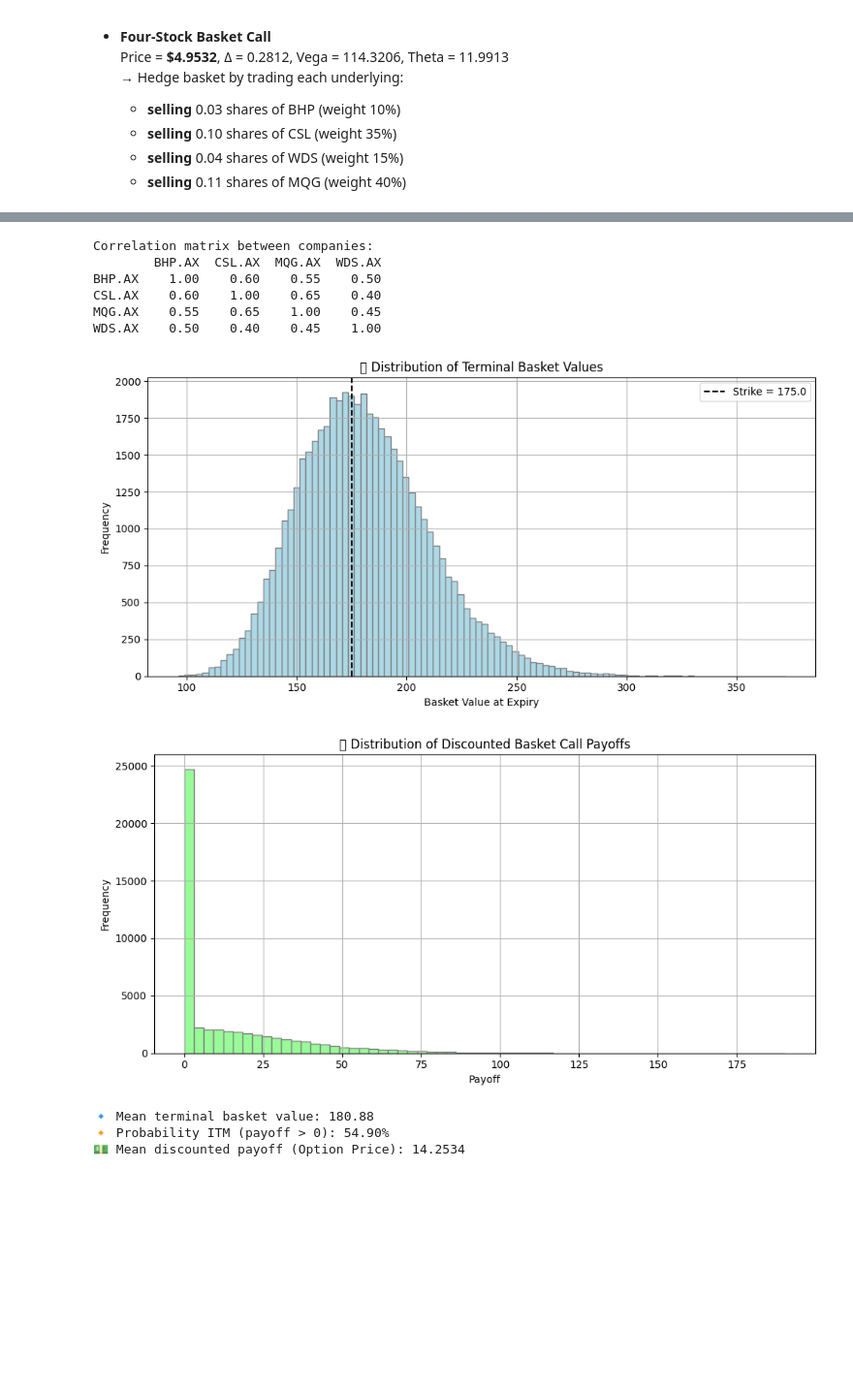
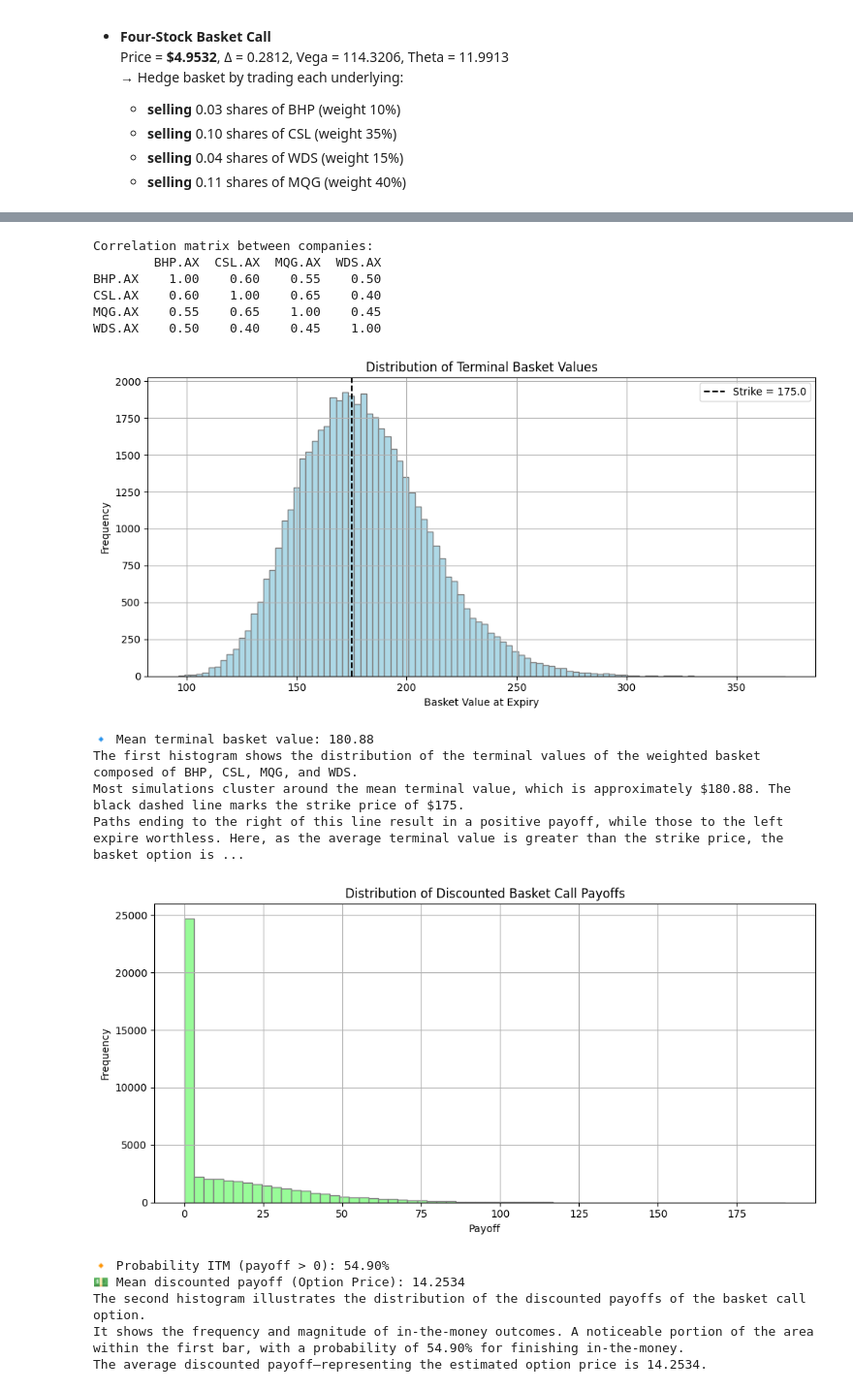
Before and after one commit to TrewSean/FMA_Tester_GPT, a Jupyter notebook: project_folder/trading_desk_analysis.ipynb, the cells around one changed output, grey strips where cells are left out. Shown at 97% size. Cells and saved outputs as stored; diff of their text form; code cells hidden in the pictures; blank space fills up the shorter version.

```diff
--- a/project_folder/trading_desk_analysis.ipynb
+++ b/project_folder/trading_desk_analysis.ipynb
@@ -419,38 +445,52 @@ print(corr_df.round(4))
 # Plot 1: Distribution of terminal basket values
 plt.figure(figsize=(10, 5))
 plt.hist(terminal_values, bins=100, color='lightblue', edgecolor='gray')
 plt.axvline(K, color='black', linestyle='--', label=f"Strike = {K}")
-plt.title("📊 Distribution of Terminal Basket Values")
+plt.title("Distribution of Terminal Basket Values")
 plt.xlabel("Basket Value at Expiry")
 plt.ylabel("Frequency")
 plt.legend()
 plt.grid(True)
 plt.tight_layout()
 plt.show()
 
+print(f"\n🔹 Mean terminal basket value: {terminal_values.mean():.2f}")
+
+print(f"""The first histogram shows the distribution of the terminal values of the weighted basket composed of BHP, CSL, MQG, and WDS.
+Most simulations cluster around the mean terminal value, which is approximately ${terminal_values.mean():.2f}. The black dashed line marks the strike price of $175.
+Paths ending to the right of this line result in a positive payoff, while those to the left expire worthless. Here, as the average terminal value is greater than the strike price, the basket option is on average expected to finish in-the-money at expiry.""")
+
 # Plot 2: Distribution of option payoffs
 plt.figure(figsize=(10, 5))
 plt.hist(discounted_payoffs, bins=62, color='palegreen', edgecolor='gray')
-plt.title("💰 Distribution of Discounted Basket Call Payoffs")
+plt.title("Distribution of Discounted Basket Call Payoffs")
 plt.xlabel("Payoff")
 plt.ylabel("Frequency")
 plt.grid(True)
 plt.tight_layout()
 plt.show()
 
 # Optional: Print summary stats
-print(f"\n🔹 Mean terminal basket value: {terminal_values.mean():.2f}")
 print(f"🔸 Probability ITM (payoff > 0): {(payoffs > 0).mean():.2%}")
 print(f"💵 Mean discounted payoff (Option Price): {discounted_payoffs.mean():.4f}")
+print(f"""The second histogram illustrates the distribution of the discounted payoffs of the basket call option.
+It shows the frequency and magnitude of in-the-money outcomes. A noticeable portion of the area within the first bar, with a probability of {(payoffs > 0).mean():.2%} for finishing in-the-money.
+The average discounted payoff—representing the estimated option price is {discounted_payoffs.mean():.4f}.""")
 # %% [output]
 Correlation matrix between companies:
         BHP.AX  CSL.AX  MQG.AX  WDS.AX
 BHP.AX    1.00    0.60    0.55    0.50
 CSL.AX    0.60    1.00    0.65    0.40
 MQG.AX    0.55    0.65    1.00    0.45
 WDS.AX    0.50    0.40    0.45    1.00
-[figure, old version]
+[figure, new version]
+🔹 Mean terminal basket value: 180.88
+The first histogram shows the distribution of the terminal values of the weighted basket composed of BHP, CSL, MQG, and WDS.
+Most simulations cluster around the mean terminal value, which is approximately $180.88. The black dashed line marks the strike price of $175.
+Paths ending to the right of this line result in a positive payoff, while those to the left expire worthless. Here, as the average terminal value is greater than the strike price, the basket option is ...
 [figure]
-🔹 Mean terminal basket value: 180.88
-🔸 Probability ITM (payoff > 0): 54.90%
-💵 Mean discounted payoff (Option Price): 14.2534
+🔸 Probability ITM (payoff > 0): 54.90%
+💵 Mean discounted payoff (Option Price): 14.2534
+The second histogram illustrates the distribution of the discounted payoffs of the basket call option.
+It shows the frequency and magnitude of in-the-money outcomes. A noticeable portion of the area within the first bar, with a probability of 54.90% for finishing in-the-money.
+The average discounted payoff—representing the estimated option price is 14.2534.
```
Also changed, not shown: parts of 2 cells of this notebook.
